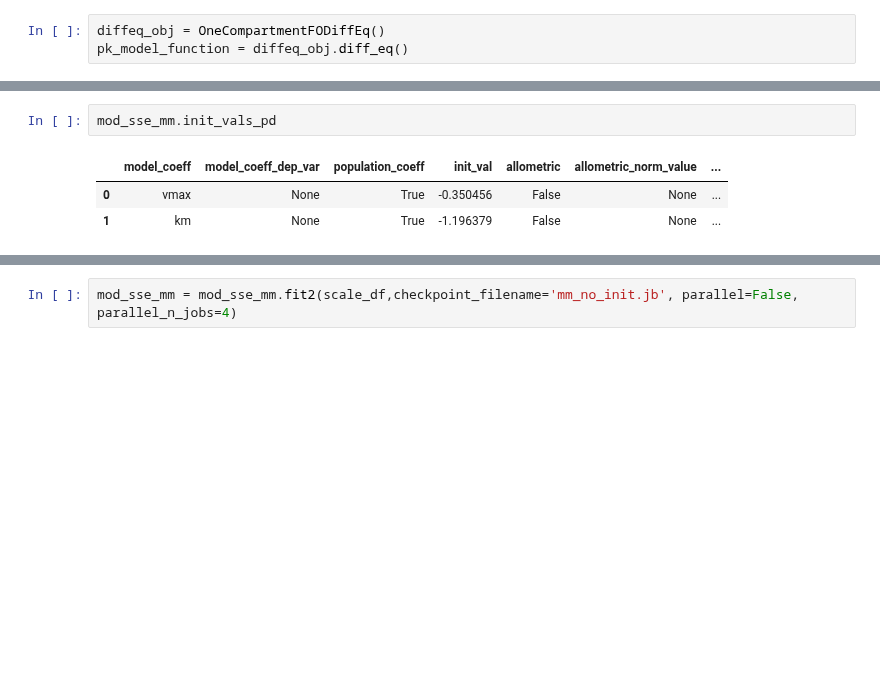
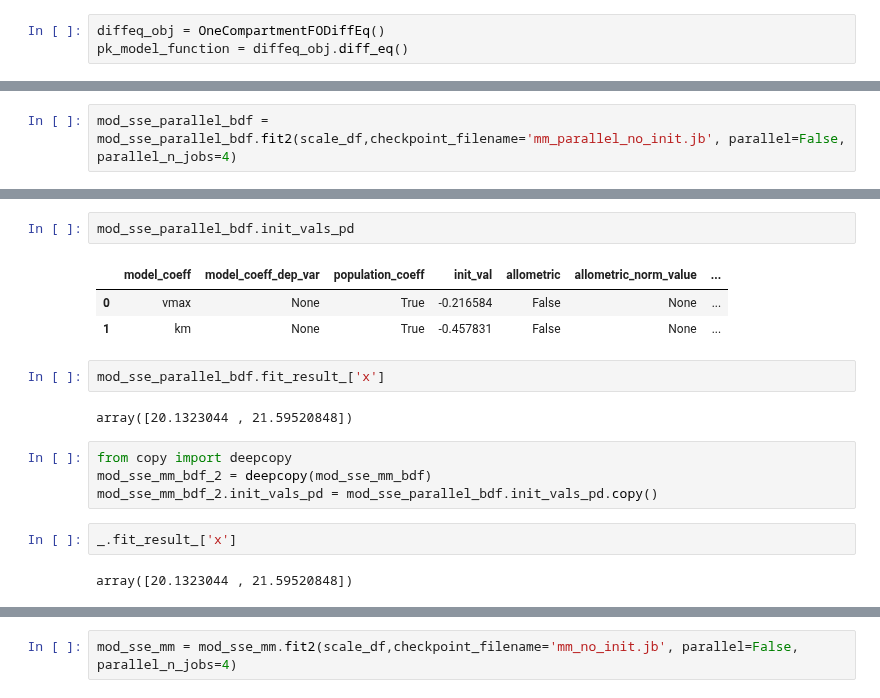
Before and after one commit to kelleyjbrady/NiceODE, a Jupyter notebook: t_0atDV_max_ode_solver_r.ipynb, the cells around one changed output, grey strips where cells are left out. Drawn from its saved outputs; the diff is of its cells as text; blank space fills up the shorter version.

```diff
--- a/t_0atDV_max_ode_solver_r.ipynb
+++ b/t_0atDV_max_ode_solver_r.ipynb
@@ -205,0 +391,2 @@ IndexError: too many indices for array: array is 0-dimensional, but 1 were index
+# %%
+mod_sse_parallel_bdf = mod_sse_parallel_bdf.fit2(scale_df,checkpoint_filename='mm_parallel_no_init.jb', parallel=False, parallel_n_jobs=4)
@@ -206,6 +425,18 @@ IndexError: too many indices for array: array is 0-dimensional, but 1 were index
 # %%
-mod_sse_mm.init_vals_pd
+mod_sse_parallel_bdf.init_vals_pd
 # %% [output]
 |  | model_coeff | model_coeff_dep_var | population_coeff | init_val | allometric | allometric_norm_value | ... |
-| 0 | vmax | None | True | -0.350456 | False | None | ... |
-| 1 | km | None | True | -1.196379 | False | None | ... |
+| 0 | vmax | None | True | -0.216584 | False | None | ... |
+| 1 | km | None | True | -0.457831 | False | None | ... |
+# %%
+mod_sse_parallel_bdf.fit_result_['x']
+# %% [output]
+array([20.1323044 , 21.59520848])
+# %%
+from copy import deepcopy
+mod_sse_mm_bdf_2 = deepcopy(mod_sse_mm_bdf)
+mod_sse_mm_bdf_2.init_vals_pd = mod_sse_parallel_bdf.init_vals_pd.copy()
+# %%
+_.fit_result_['x']
+# %% [output]
+array([20.1323044 , 21.59520848])
```
Also changed, not shown: parts of 20 cells of this notebook, 2 other files.
